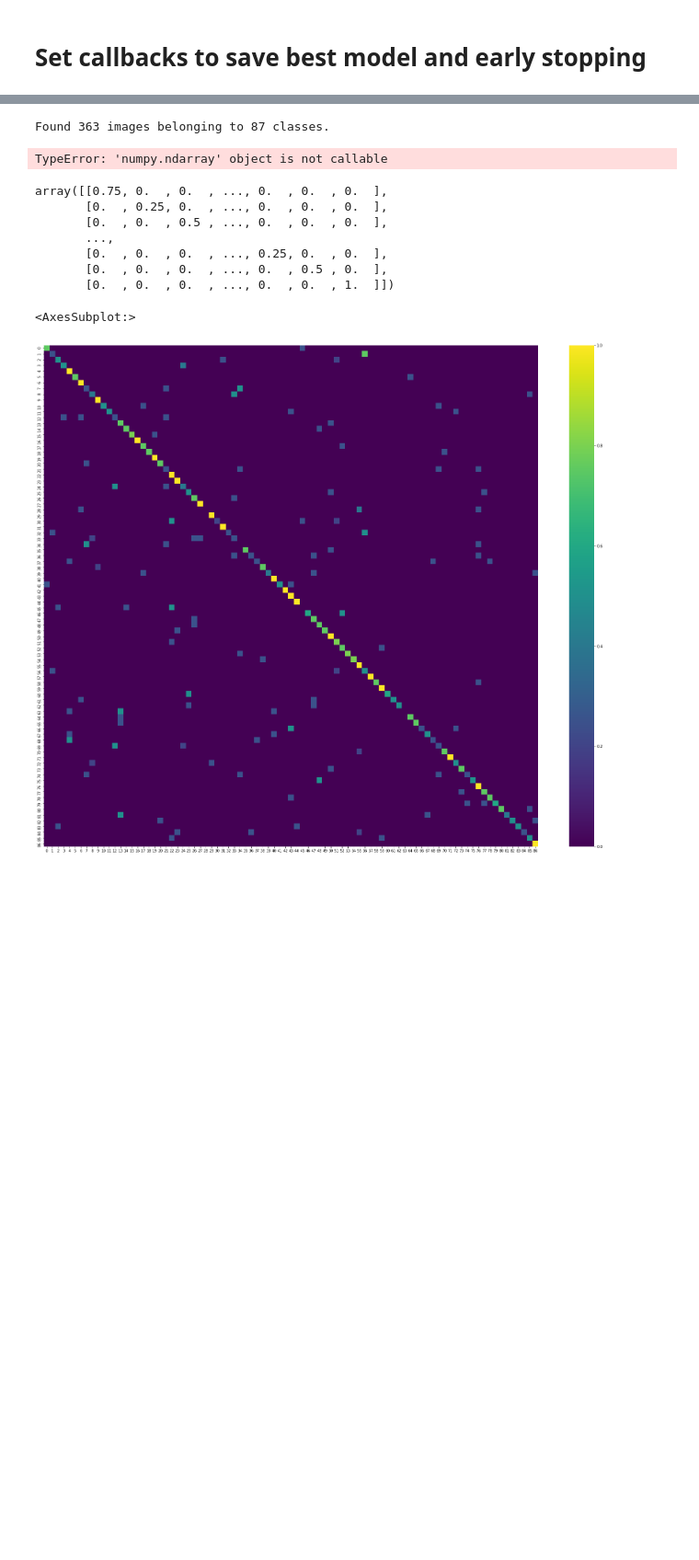
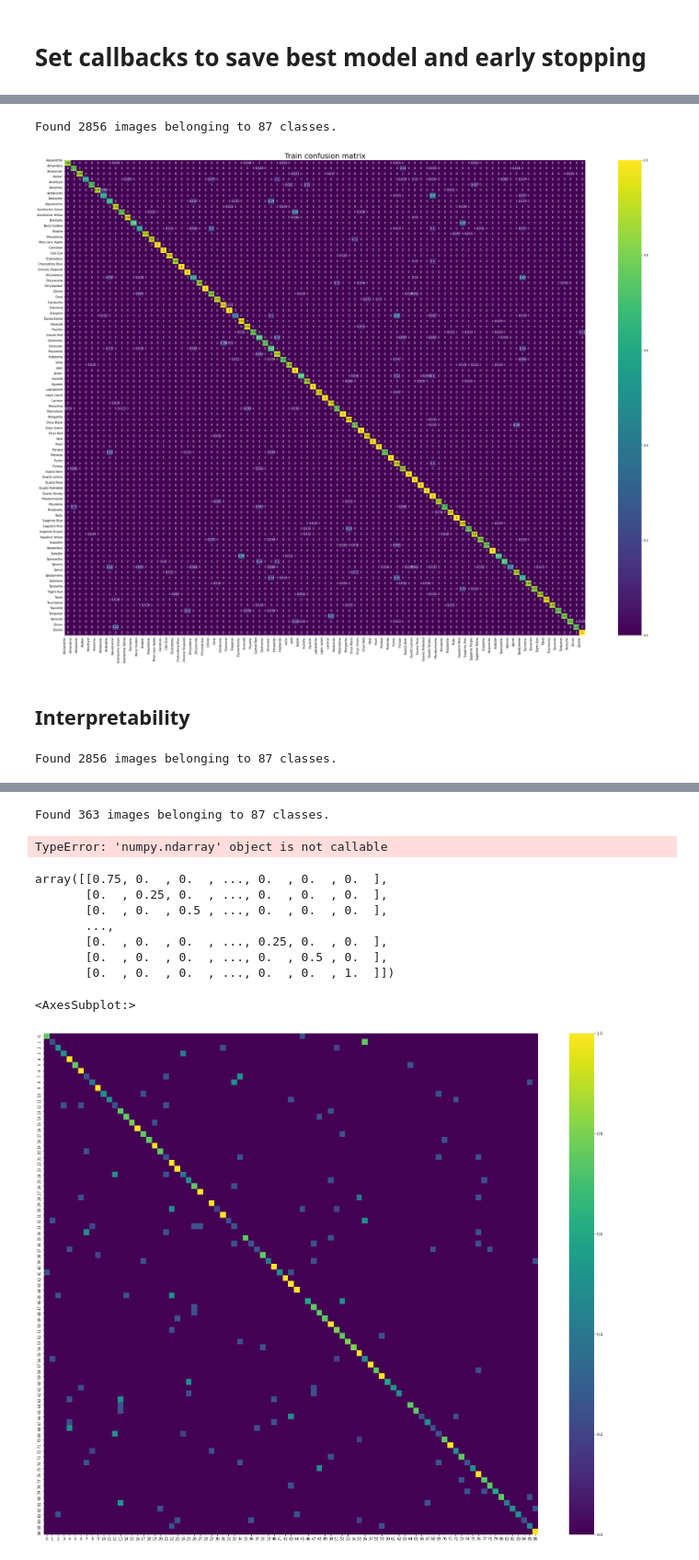
Before and after one commit to loremendez/Gemstones, a Jupyter notebook: Gemstones.ipynb, the cells around one changed output, grey strips where cells are left out. Shown at 92% size. Drawn from its saved outputs; the diff is of its cells as text; code cells hidden in the pictures; blank space fills up the shorter version.

Commit message:
tried interpretability

```diff
--- a/Gemstones.ipynb
+++ b/Gemstones.ipynb
@@ -422,0 +534,45 @@ plt.show()
+# %%
+#TRAIN SET
+data_gen = image_gen.flow_from_directory(
+    directory=os.path.join(data_dir,'train'),
+    target_size=input_shape,
+    color_mode='rgb',
+    classes=None,
+    class_mode='categorical',
+    batch_size=BATCH_SIZE,
+    shuffle=False,
+    seed=seed,
+    save_to_dir=None,
+    save_prefix='',
+    save_format='png',
+    follow_links=False,
+    subset=None,
+    interpolation='nearest'
+)
+plot_confusion_matrix(data_gen, 'Train confusion matrix')
+# %% [output]
+Found 2856 images belonging to 87 classes.
+[figure, added]
+# %% [markdown]
+## Interpretability
+# %%
+# Prepare data generator to compute score maps
+data_gen = image_gen.flow_from_directory(
+    directory=os.path.join(data_dir,'train'),
+    target_size=input_shape,
+    color_mode='rgb',
+    classes=None,
+    class_mode='categorical',
+    batch_size=BATCH_SIZE,
+    shuffle=False,
+    seed=seed,
+    save_to_dir=None,
+    save_prefix='',
+    save_format='png',
+    follow_links=False,
+    subset=None,
+    interpolation='nearest'
+)
+class_indices = data_gen.class_indices
+# %% [output]
+Found 2856 images belonging to 87 classes.
```
Also changed, not shown: parts of 21 cells of this notebook, 2 other files.
